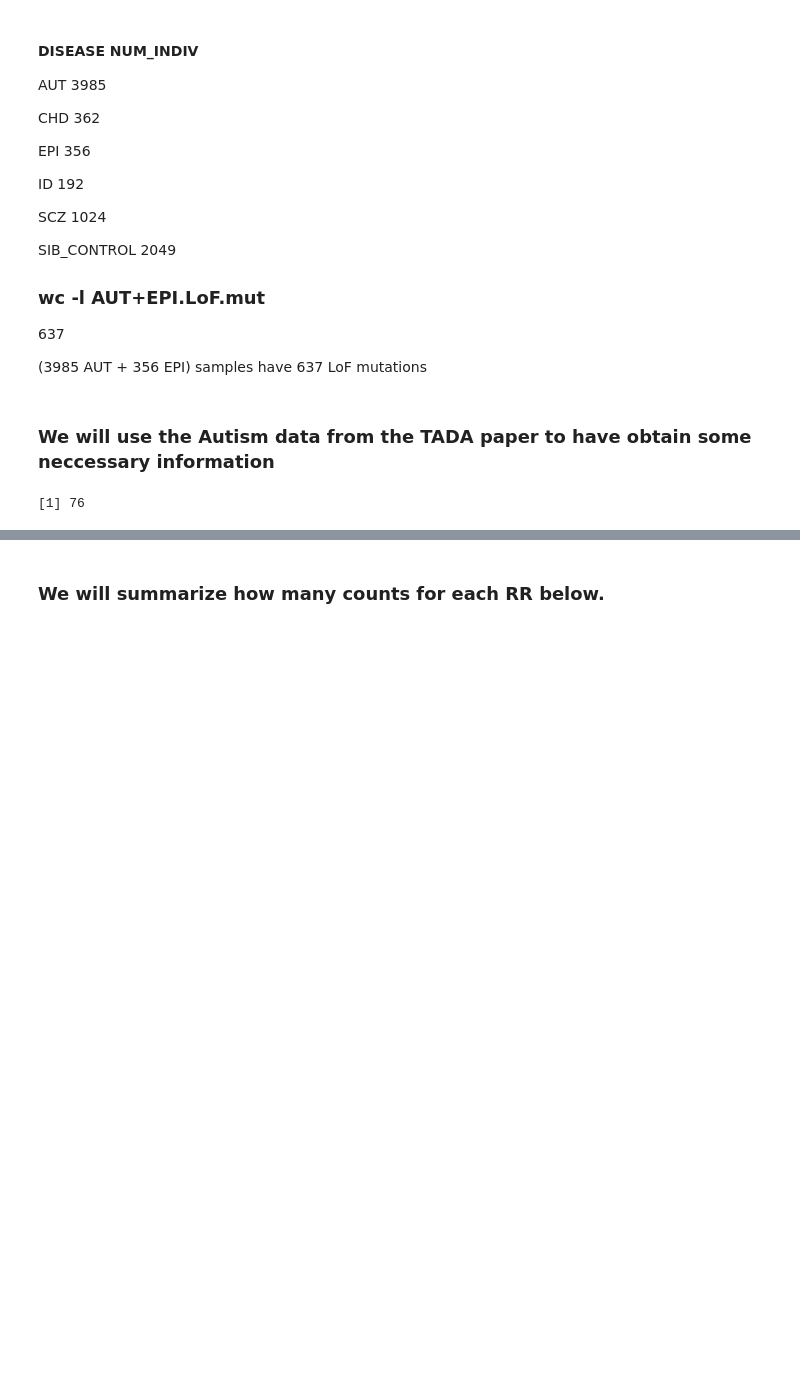
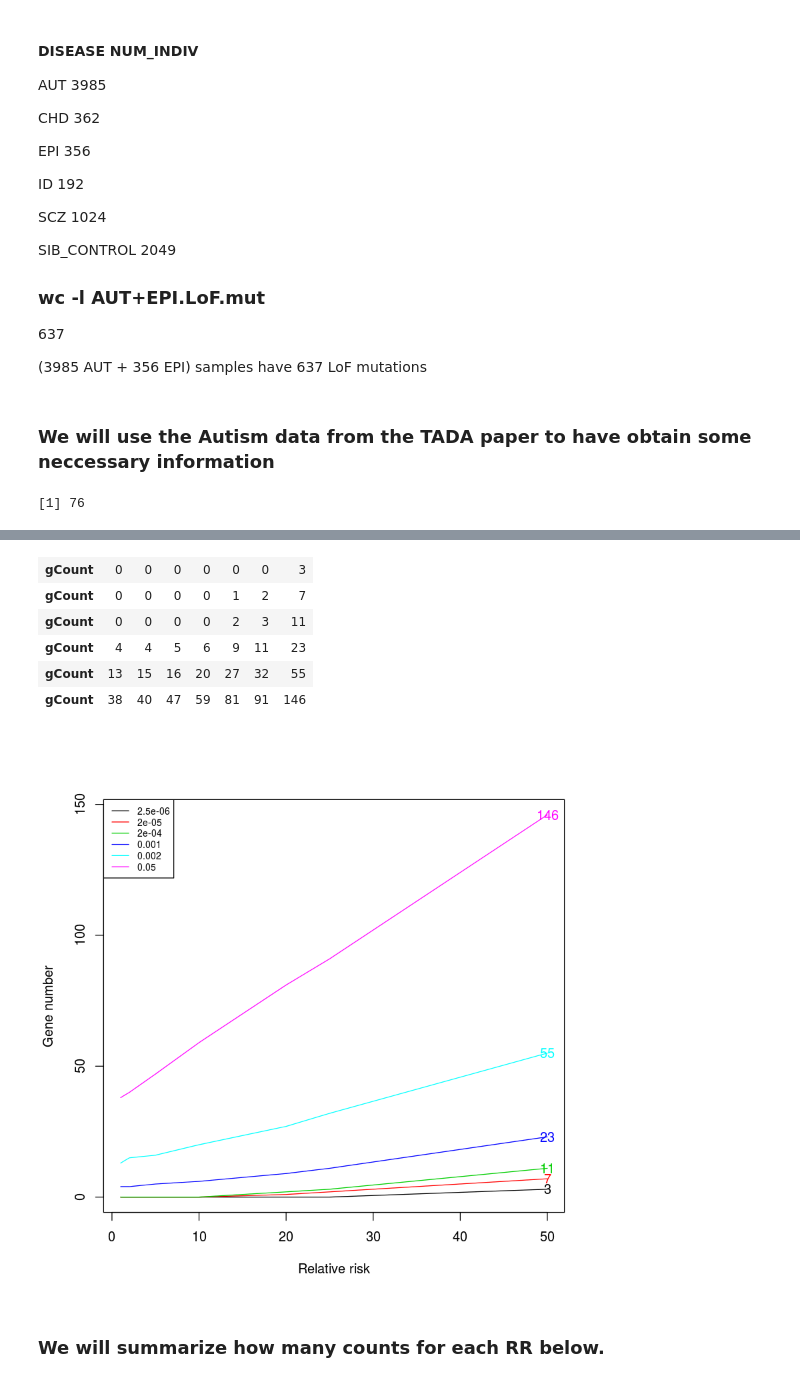
Before and after one commit to hoangtn/extTADA, a Jupyter notebook: test_count_genes_using_only_poisson_test.ipynb, the cells around one changed output, grey strips where cells are left out. Drawn from its saved outputs; the diff is of its cells as text; code cells hidden in the pictures; blank space fills up the shorter version.

```diff
--- a/test_count_genes_using_only_poisson_test.ipynb
+++ b/test_count_genes_using_only_poisson_test.ipynb
@@ -178,3 +180,36 @@ legend("topleft", legend = alpha0, col = 1:length(alpha0), cex = 0.7, lty = 1)
+# %%
+gCountAll <- NULL
+alpha0 <- c(2.5e-6, 2e-5, 2e-4, 1e-3, 2e-3, 0.05)
+#alpha0 <- c(2e-5, 0.05)
+for (alphaThreshold in alpha0){
+
+outData <- do.call(rbind, lapply(geneCountforPowerList2, function(x)
+  apply(x, 2, function(y)
+    length(y[y < alphaThreshold]))))
+gCount <- apply(outData, 2, function(x) ceiling(median(x))) ###How many genes with this threshold?
+gCount
+gCountAll <- rbind(gCountAll, gCount)
+}
+gCountAll
+
+
+plot(rrList, gCountAll[dim(gCountAll)[1], ], col = 'white', xlab = 'Relative risk', ylab = 'Gene number',
+     ylim = range(as.numeric(gCountAll)))
+for (ii in 1:dim(gCountAll)[1]){
+  lines(rrList, gCountAll[ii, ], col = ii)
+    text(rrList[length(rrList)], gCountAll[ii, dim(gCountAll)[2]],
+        gCountAll[ii, dim(gCountAll)[2]], col  = ii)
+}
+
+legend("topleft", legend = alpha0, col = 1:length(alpha0), cex = 0.7, lty = 1)
+# %% [output]
+| gCount | 0 | 0 | 0 | 0 | 0 | 0 | 3 |
+| gCount | 0 | 0 | 0 | 0 | 1 | 2 | 7 |
+| gCount | 0 | 0 | 0 | 0 | 2 | 3 | 11 |
+| gCount | 4 | 4 | 5 | 6 | 9 | 11 | 23 |
+| gCount | 13 | 15 | 16 | 20 | 27 | 32 | 55 |
+| gCount | 38 | 40 | 47 | 59 | 81 | 91 | 146 |
+[figure, added]
 # %% [markdown]
 ### We will summarize how many counts for each RR below.
 # %%
```
Also changed, not shown: parts of 9 cells of this notebook.
